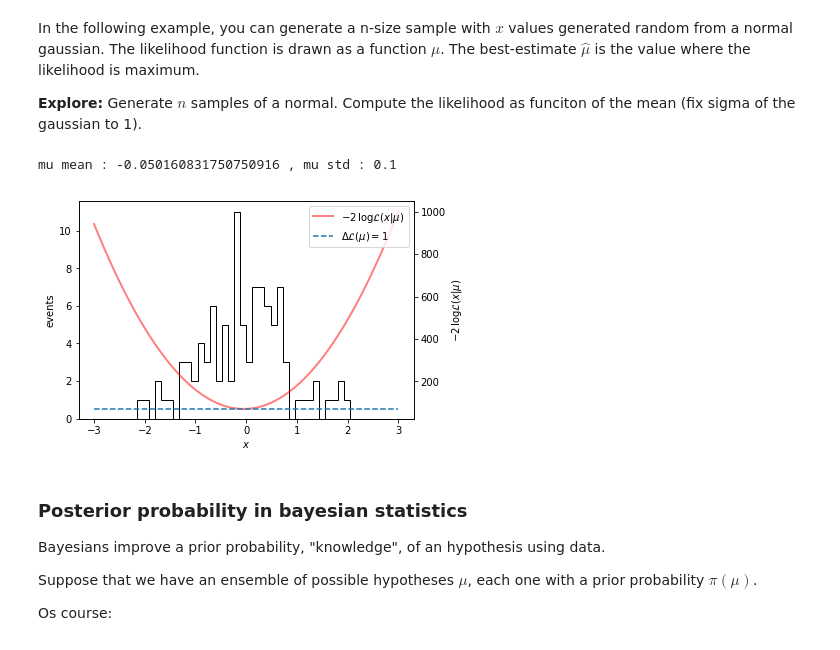
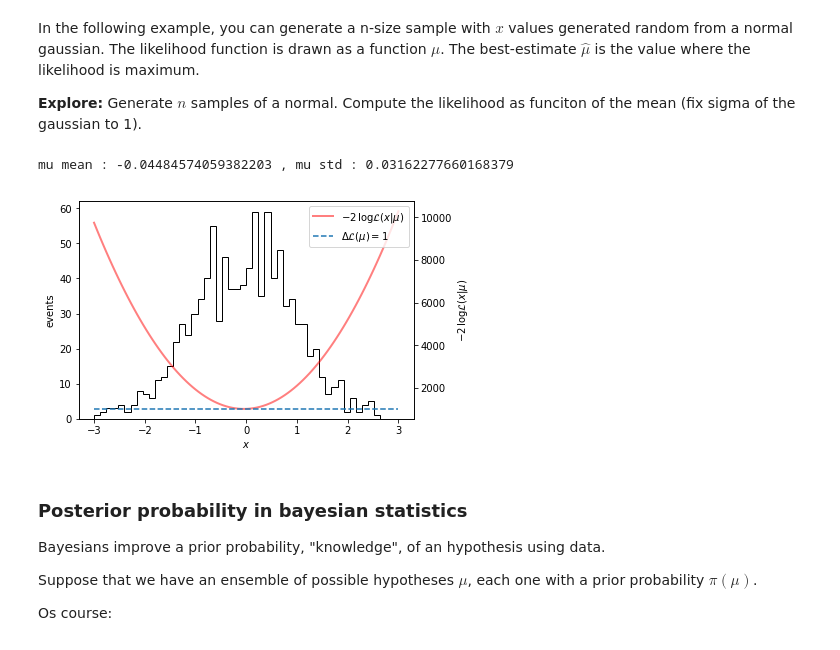
Before and after one commit to jahernando/USC-TA, a Jupyter notebook: ta_basic_concepts.ipynb, the cells around one changed output. Saved outputs shown, nothing was run; the diff lists cells and outputs as text; code cells hidden in the pictures.

```diff
--- a/ta_basic_concepts.ipynb
+++ b/ta_basic_concepts.ipynb
@@ -272,13 +273,13 @@ In the following example, you can generate a n-size sample with $x$ values gener
 
 **Explore:** Generate $n$ samples of a normal. Compute the likelihood as funciton of the mean (fix sigma of the gaussian to 1).
 # %%
-nsize = 100
+nsize = 1000
 xs = stats.norm(0., 1.).rvs(nsize)
 htexam.normal_likelihood(xs);
 #plt.yscale('log');
 # %% [output]
-mu mean : -0.050160831750750916 , mu std : 0.1
+mu mean : -0.04484574059382203 , mu std : 0.03162277660168379
-[figure, old version]
+[figure, new version]
 # %% [markdown]
 ### Posterior probability in bayesian statistics
 
```
Also changed, not shown: parts of 4 cells of this notebook.
